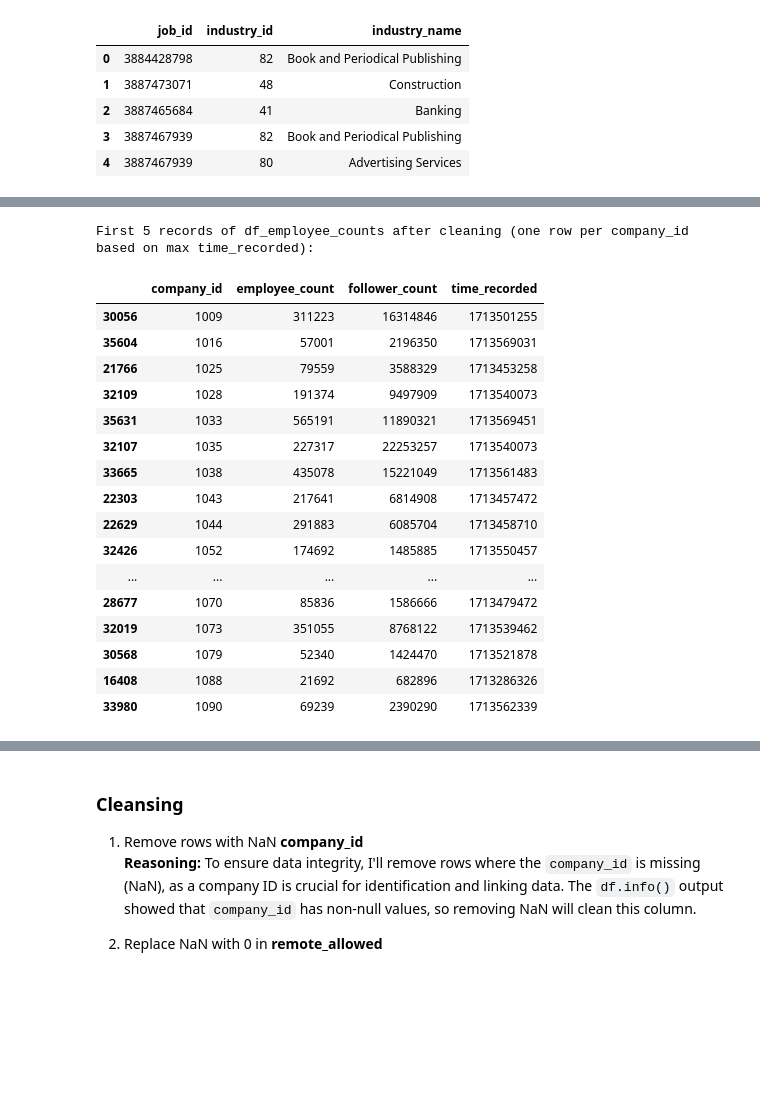
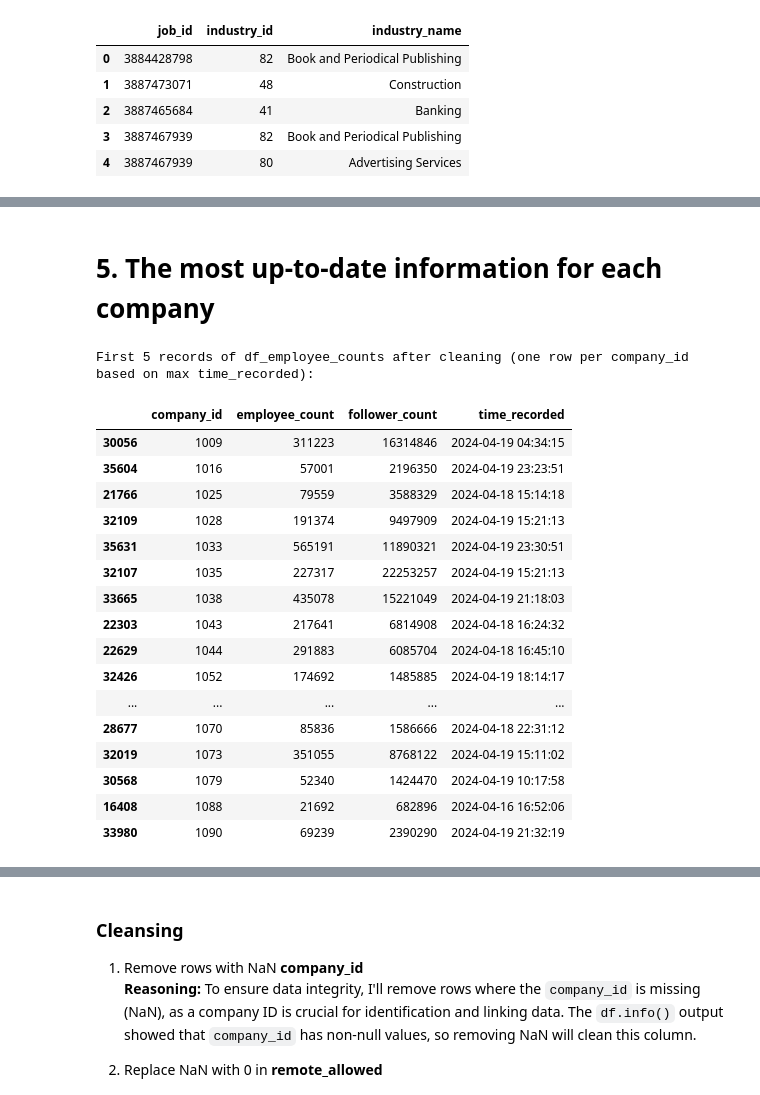
Before and after one commit to gettokeroro/DADS5001_MINI_PROJECT, a Jupyter notebook: Job_Application_Analysis.ipynb, the cells around one changed output, grey strips where cells are left out. Cells and saved outputs as stored; diff of their text form; code cells hidden in the pictures; blank space fills up the shorter version.

```diff
--- a/Job_Application_Analysis.ipynb
+++ b/Job_Application_Analysis.ipynb
@@ -216,28 +276,32 @@ Information about the merged DataFrame:
+# %% [markdown]
+# 5. The most up-to-date information for each company
 # %%
+df_employee_counts['time_recorded'] = pd.to_datetime(df_employee_counts['time_recorded'], unit='s')
+
 # Sort by company_id and time_recorded to ensure the latest record is kept
 df_employee_counts_cleaned = df_employee_counts.sort_values(by=['company_id', 'time_recorded'])
 
 # Drop duplicates based on company_id, keeping the last (which is the one with max time_recorded)
 df_employee_counts_cleaned = df_employee_counts_cleaned.drop_duplicates(subset='company_id', keep='last')
 
 print("First 5 records of df_employee_counts after cleaning (one row per company_id based on max time_recorded):")
 display(df_employee_counts_cleaned.head(20))
 # %% [output]
 First 5 records of df_employee_counts after cleaning (one row per company_id based on max time_recorded):
 |  | company_id | employee_count | follower_count | time_recorded |
-| 30056 | 1009 | 311223 | 16314846 | 1713501255 |
-| 35604 | 1016 | 57001 | 2196350 | 1713569031 |
-| 21766 | 1025 | 79559 | 3588329 | 1713453258 |
-| 32109 | 1028 | 191374 | 9497909 | 1713540073 |
-| 35631 | 1033 | 565191 | 11890321 | 1713569451 |
-| 32107 | 1035 | 227317 | 22253257 | 1713540073 |
-| 33665 | 1038 | 435078 | 15221049 | 1713561483 |
-| 22303 | 1043 | 217641 | 6814908 | 1713457472 |
-| 22629 | 1044 | 291883 | 6085704 | 1713458710 |
-| 32426 | 1052 | 174692 | 1485885 | 1713550457 |
+| 30056 | 1009 | 311223 | 16314846 | 2024-04-19 04:34:15 |
+| 35604 | 1016 | 57001 | 2196350 | 2024-04-19 23:23:51 |
+| 21766 | 1025 | 79559 | 3588329 | 2024-04-18 15:14:18 |
+| 32109 | 1028 | 191374 | 9497909 | 2024-04-19 15:21:13 |
+| 35631 | 1033 | 565191 | 11890321 | 2024-04-19 23:30:51 |
+| 32107 | 1035 | 227317 | 22253257 | 2024-04-19 15:21:13 |
+| 33665 | 1038 | 435078 | 15221049 | 2024-04-19 21:18:03 |
+| 22303 | 1043 | 217641 | 6814908 | 2024-04-18 16:24:32 |
+| 22629 | 1044 | 291883 | 6085704 | 2024-04-18 16:45:10 |
+| 32426 | 1052 | 174692 | 1485885 | 2024-04-19 18:14:17 |
 | ... | ... | ... | ... | ... |
-| 28677 | 1070 | 85836 | 1586666 | 1713479472 |
-| 32019 | 1073 | 351055 | 8768122 | 1713539462 |
-| 30568 | 1079 | 52340 | 1424470 | 1713521878 |
-| 16408 | 1088 | 21692 | 682896 | 1713286326 |
-| 33980 | 1090 | 69239 | 2390290 | 1713562339 |
+| 28677 | 1070 | 85836 | 1586666 | 2024-04-18 22:31:12 |
+| 32019 | 1073 | 351055 | 8768122 | 2024-04-19 15:11:02 |
+| 30568 | 1079 | 52340 | 1424470 | 2024-04-19 10:17:58 |
+| 16408 | 1088 | 21692 | 682896 | 2024-04-16 16:52:06 |
+| 33980 | 1090 | 69239 | 2390290 | 2024-04-19 21:32:19 |
```
Also changed, not shown: parts of 23 cells of this notebook.
